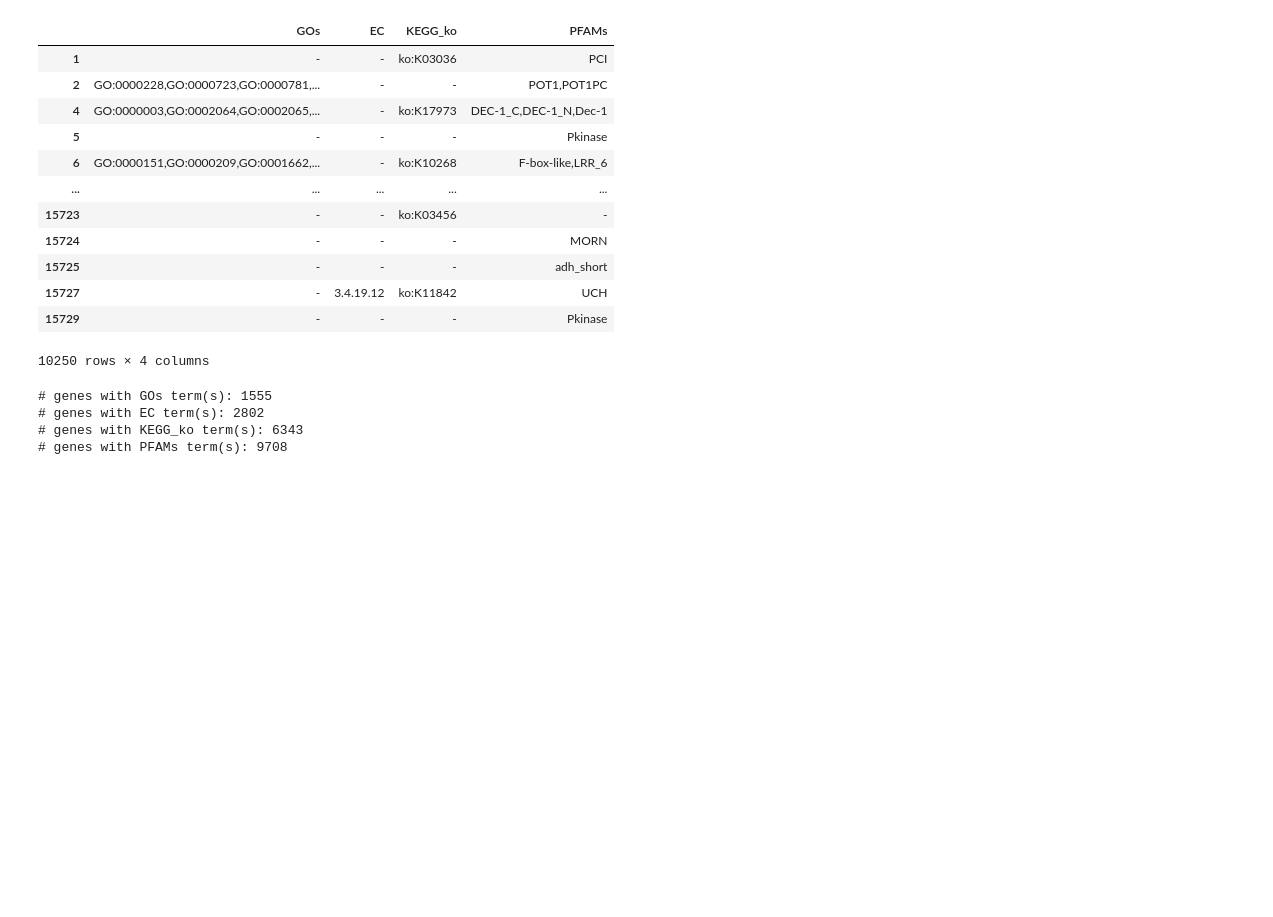
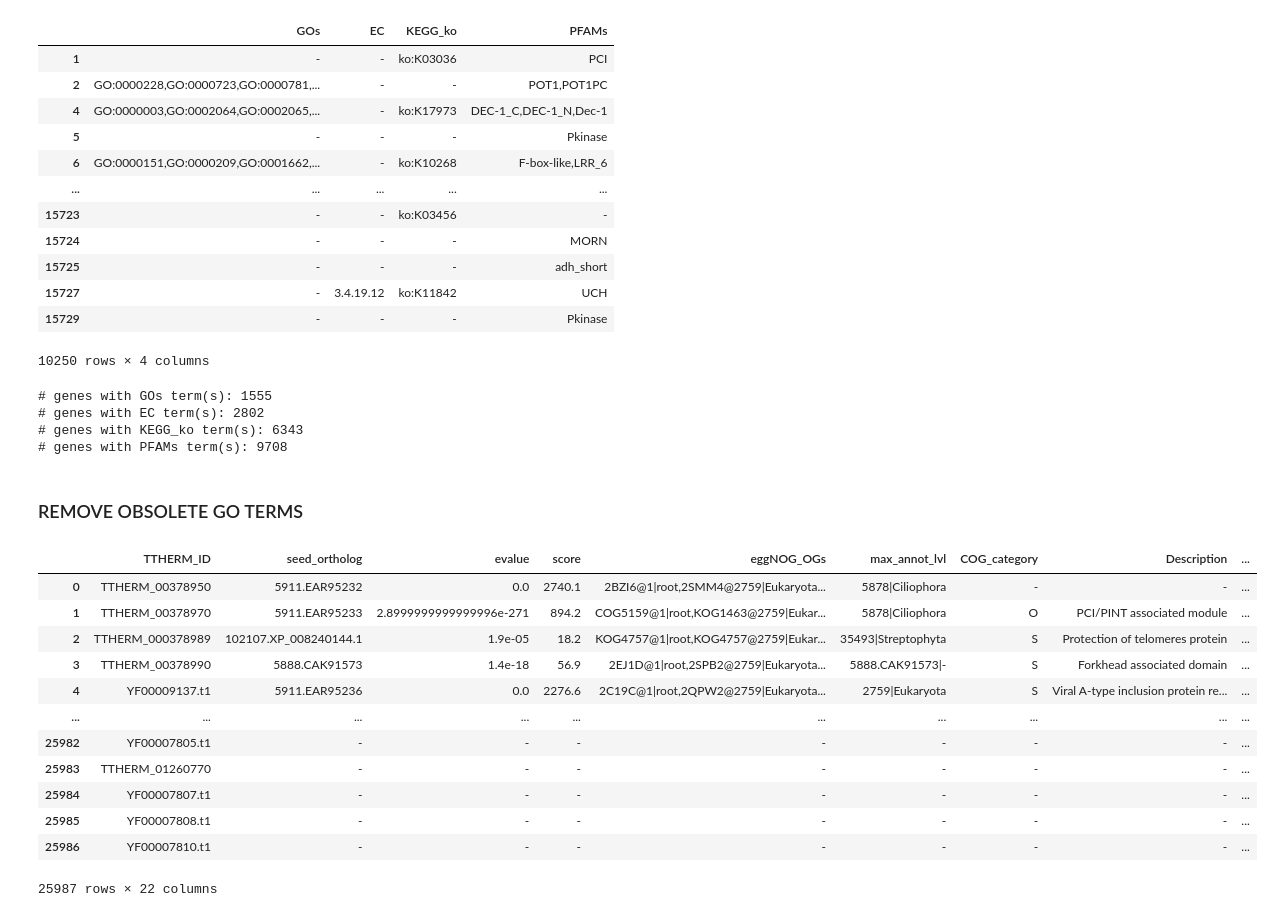
Before and after one commit to ltsypin/TGNE-2022, a Jupyter notebook: TGNE/eggnog/annotation.ipynb, the cells around one changed output. Cells and saved outputs as stored; diff of their text form; code cells hidden in the pictures; blank space fills up the shorter version.

```diff
--- a/TGNE/eggnog/annotation.ipynb
+++ b/TGNE/eggnog/annotation.ipynb
@@ -253,3 +258,23 @@ for col in ['GOs', 'EC', 'KEGG_ko', 'PFAMs']:
 # genes with EC term(s): 2802
 # genes with KEGG_ko term(s): 6343
 # genes with PFAMs term(s): 9708
+# %% [markdown]
+### REMOVE OBSOLETE GO TERMS
+# %%
+complete_annotation = pd.read_csv('./complete_eggnog_annotation.csv')
+# %%
+complete_annotation
+# %% [output]
+|  | TTHERM_ID | seed_ortholog | evalue | score | eggNOG_OGs | max_annot_lvl | COG_category | Description | ... |
+| 0 | TTHERM_00378950 | 5911.EAR95232 | 0.0 | 2740.1 | 2BZI6@1|root,2SMM4@2759|Eukaryota... | 5878|Ciliophora | - | - | ... |
+| 1 | TTHERM_00378970 | 5911.EAR95233 | 2.8999999999999996e-271 | 894.2 | COG5159@1|root,KOG1463@2759|Eukar... | 5878|Ciliophora | O | PCI/PINT associated module | ... |
+| 2 | TTHERM_000378989 | 102107.XP_008240144.1 | 1.9e-05 | 18.2 | KOG4757@1|root,KOG4757@2759|Eukar... | 35493|Streptophyta | S | Protection of telomeres protein | ... |
+| 3 | TTHERM_00378990 | 5888.CAK91573 | 1.4e-18 | 56.9 | 2EJ1D@1|root,2SPB2@2759|Eukaryota... | 5888.CAK91573|- | S | Forkhead associated domain | ... |
+| 4 | YF00009137.t1 | 5911.EAR95236 | 0.0 | 2276.6 | 2C19C@1|root,2QPW2@2759|Eukaryota... | 2759|Eukaryota | S | Viral A-type inclusion protein re... | ... |
+| ... | ... | ... | ... | ... | ... | ... | ... | ... | ... |
+| 25982 | YF00007805.t1 | - | - | - | - | - | - | - | ... |
+| 25983 | TTHERM_01260770 | - | - | - | - | - | - | - | ... |
+| 25984 | YF00007807.t1 | - | - | - | - | - | - | - | ... |
+| 25985 | YF00007808.t1 | - | - | - | - | - | - | - | ... |
+| 25986 | YF00007810.t1 | - | - | - | - | - | - | - | ... |
+25987 rows × 22 columns
```
Also changed, not shown: parts of 19 cells of this notebook, 13 other files.
